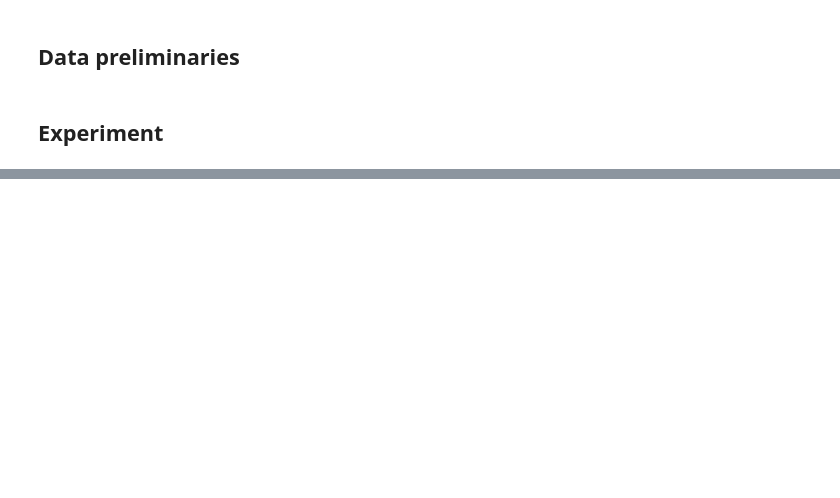
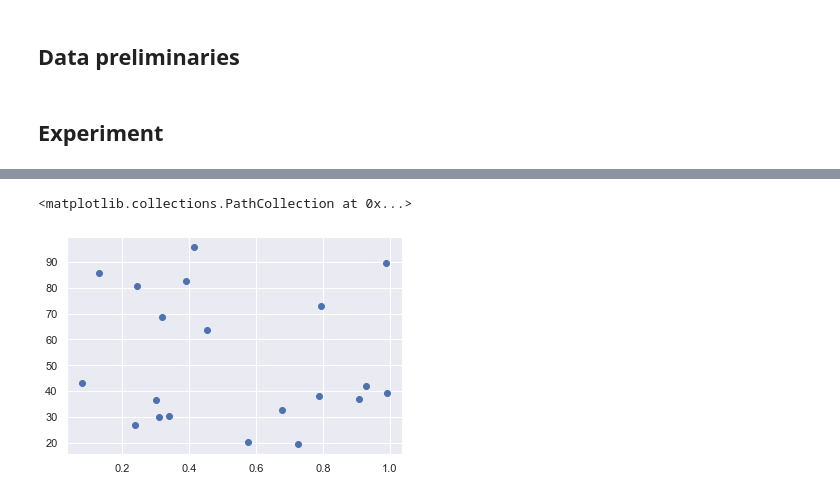
Before and after one commit to ishilov/risk_paper, a Jupyter notebook: notebooks/without_contracts_2000.ipynb, the cells around one changed output, grey strips where cells are left out. Saved outputs shown, nothing was run; the diff lists cells and outputs as text; code cells hidden in the pictures; blank space fills up the shorter version.

```diff
--- a/notebooks/without_contracts_2000.ipynb
+++ b/notebooks/without_contracts_2000.ipynb
@@ -350,0 +418,8 @@ g_res
+# %%
+idx = 9
+
+plt.scatter(df_param.loc[idx].loc['risk_aversion'][df_param.loc[idx].loc['objective'] < 100],
+                df_param.loc[idx].loc['objective'][df_param.loc[idx].loc['objective'] < 100])
+# %% [output]
+<matplotlib.collections.PathCollection at 0x...>
+[figure, added]
```
Also changed, not shown: parts of 18 cells of this notebook, 7 other files.
